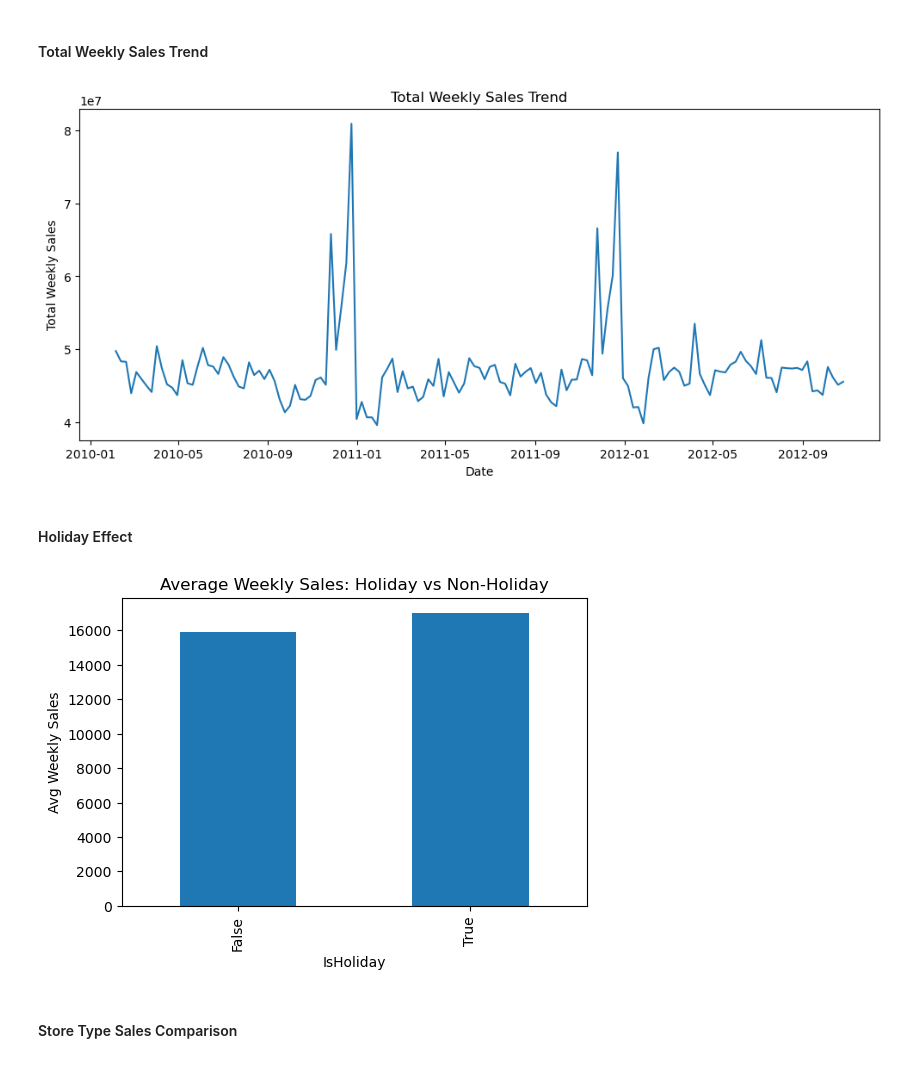
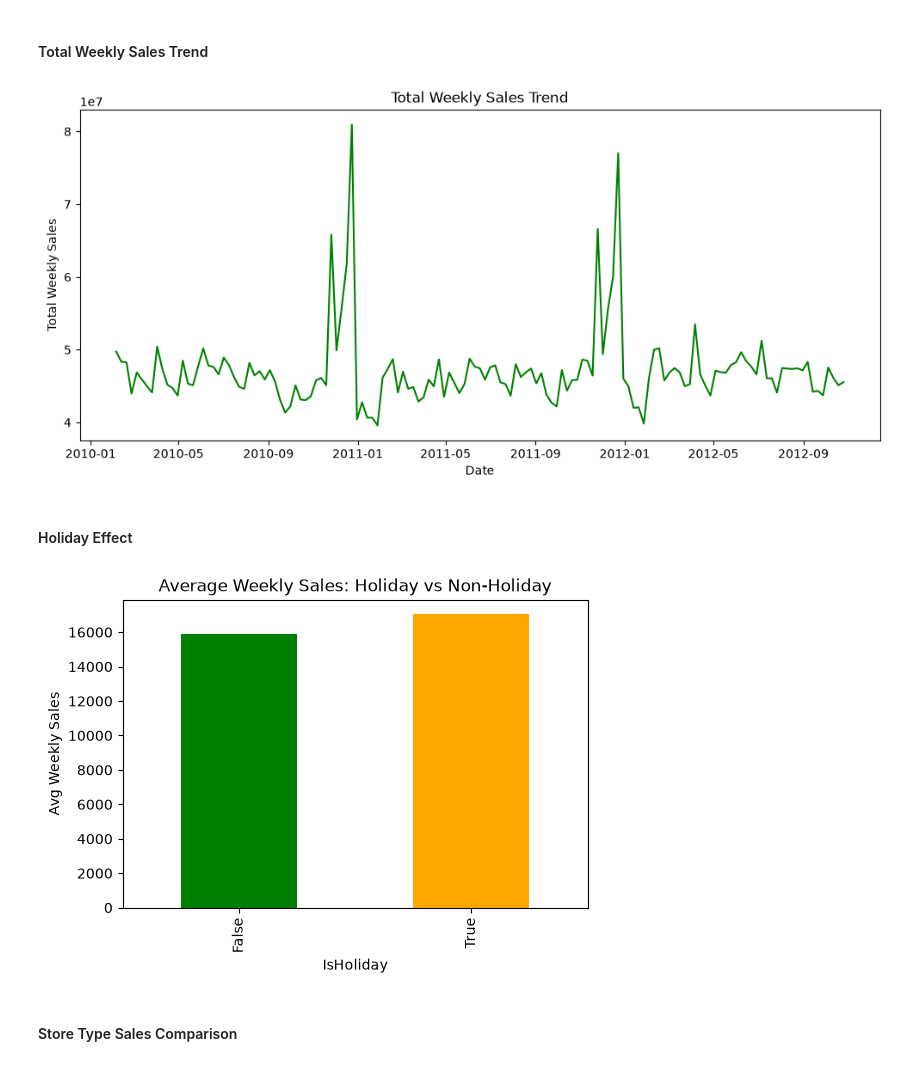
Before and after one commit to PreciousEbu/Walmart-Store-Sales-Forecasting, a Jupyter notebook: Walmart Store Sales Forecasting.ipynb, the cells around one changed output. Cells and saved outputs as stored; diff of their text form; code cells hidden in the pictures.

```diff
--- a/Walmart Store Sales Forecasting.ipynb
+++ b/Walmart Store Sales Forecasting.ipynb
@@ -34,3 +35,8 @@ import plotly.express as px
 import plotly.graph_objects as go
 # %% [markdown]
 #### Load Data
+# %%
+train = pd.read_csv("C:\\Users\\User\\OneDrive\\Documents\\Data Science\\New Datasets\\Walmart Sales\\train.csv")
+test = pd.read_csv("C:\\Users\\User\\OneDrive\\Documents\\Data Science\\New Datasets\\Walmart Sales\\test.csv")
+features = pd.read_csv("C:\\Users\\User\\OneDrive\\Documents\\Data Science\\New Datasets\\Walmart Sales\\features.csv")
+stores = pd.read_csv("C:\\Users\\User\\OneDrive\\Documents\\Data Science\\New Datasets\\Walmart Sales\\stores.csv")
@@ -37,13 +77,7 @@ import plotly.graph_objects as go
 # %%
-train = pd.read_csv("C:\\Users\\User\Documents\\Data Science\\Walmart Sales\\train.csv")
-test = pd.read_csv("C:\\Users\\User\\Documents\\Data Science\\Walmart Sales\\test.csv")
-features = pd.read_csv("C:\\Users\\User\\Documents\\Data Science\\Walmart Sales\\features.csv")
-stores = pd.read_csv("C:\\Users\\User\\Documents\\Data Science\\Walmart Sales\\stores.csv")
-
 train["Date"] = pd.to_datetime(train["Date"])
 test["Date"] = pd.to_datetime(test["Date"])
 features["Date"] = pd.to_datetime(features["Date"])
 
-print(train.shape, test.shape, features.shape, stores.shape)
 train.head()
 # %% [output]
@@ -129,25 +180,25 @@ for col in fill_cols:
 sales_trend = train_merged.groupby("Date")["Weekly_Sales"].sum().reset_index()
 
 plt.figure(figsize=(12,5))
-plt.plot(sales_trend["Date"], sales_trend["Weekly_Sales"])
+plt.plot(sales_trend["Date"], sales_trend["Weekly_Sales"], color="green")
 plt.title("Total Weekly Sales Trend")
 plt.xlabel("Date")
 plt.ylabel("Total Weekly Sales")
 plt.show()
 # %% [output]
-[figure, old version]
+[figure, new version]
 # %% [markdown]
 #### Holiday Effect
 # %%
 holiday_sales = train_merged.groupby("IsHoliday")["Weekly_Sales"].mean()
 
 plt.figure(figsize=(6,4))
-holiday_sales.plot(kind="bar")
+holiday_sales.plot(kind="bar", color=["green", "orange"])
 plt.title("Average Weekly Sales: Holiday vs Non-Holiday")
 plt.ylabel("Avg Weekly Sales")
 plt.show()
 # %% [output]
-[figure, old version]
+[figure, new version]
 # %% [markdown]
 #### Store Type Sales Comparison
 # %%
```
Also changed, not shown: parts of 48 cells of this notebook.
